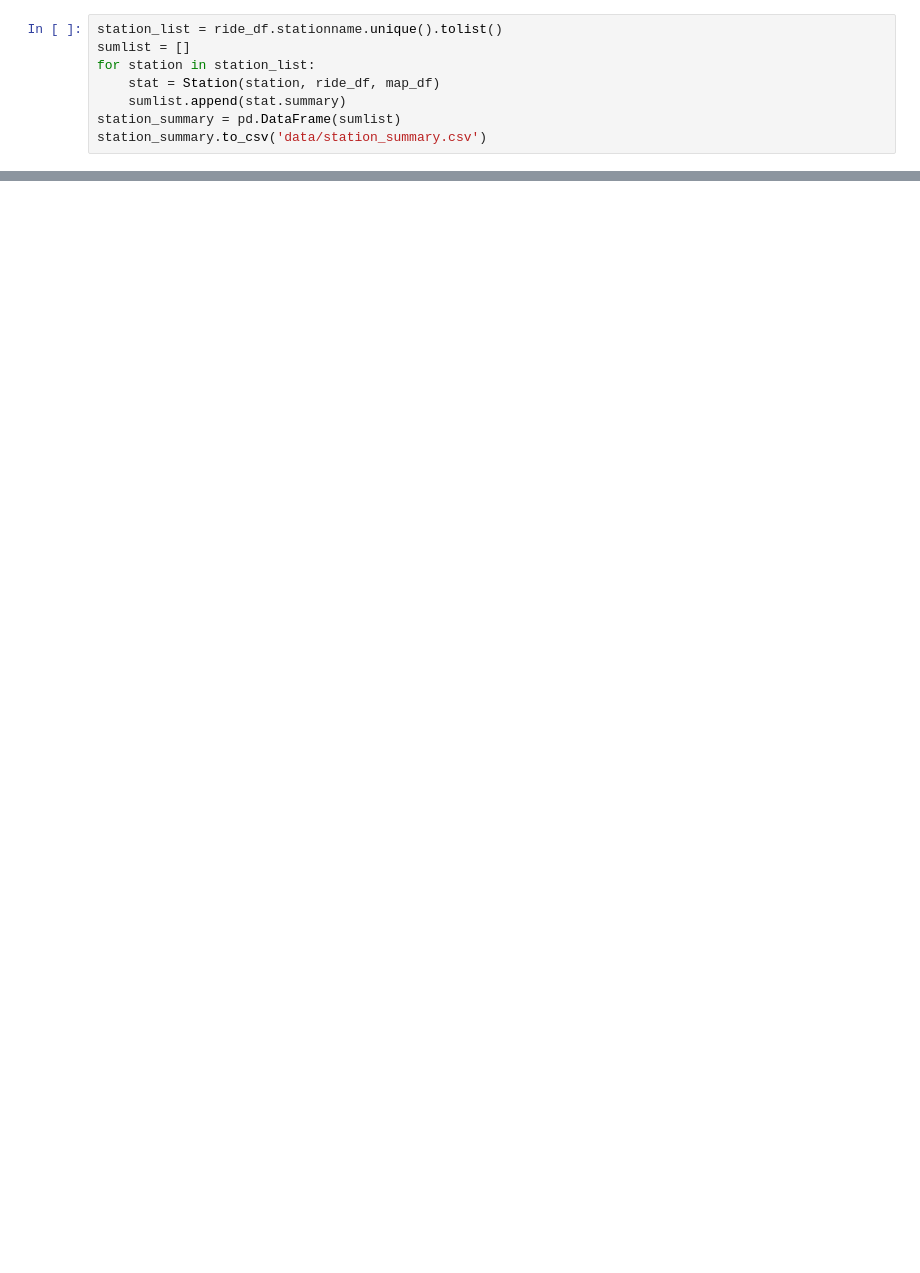
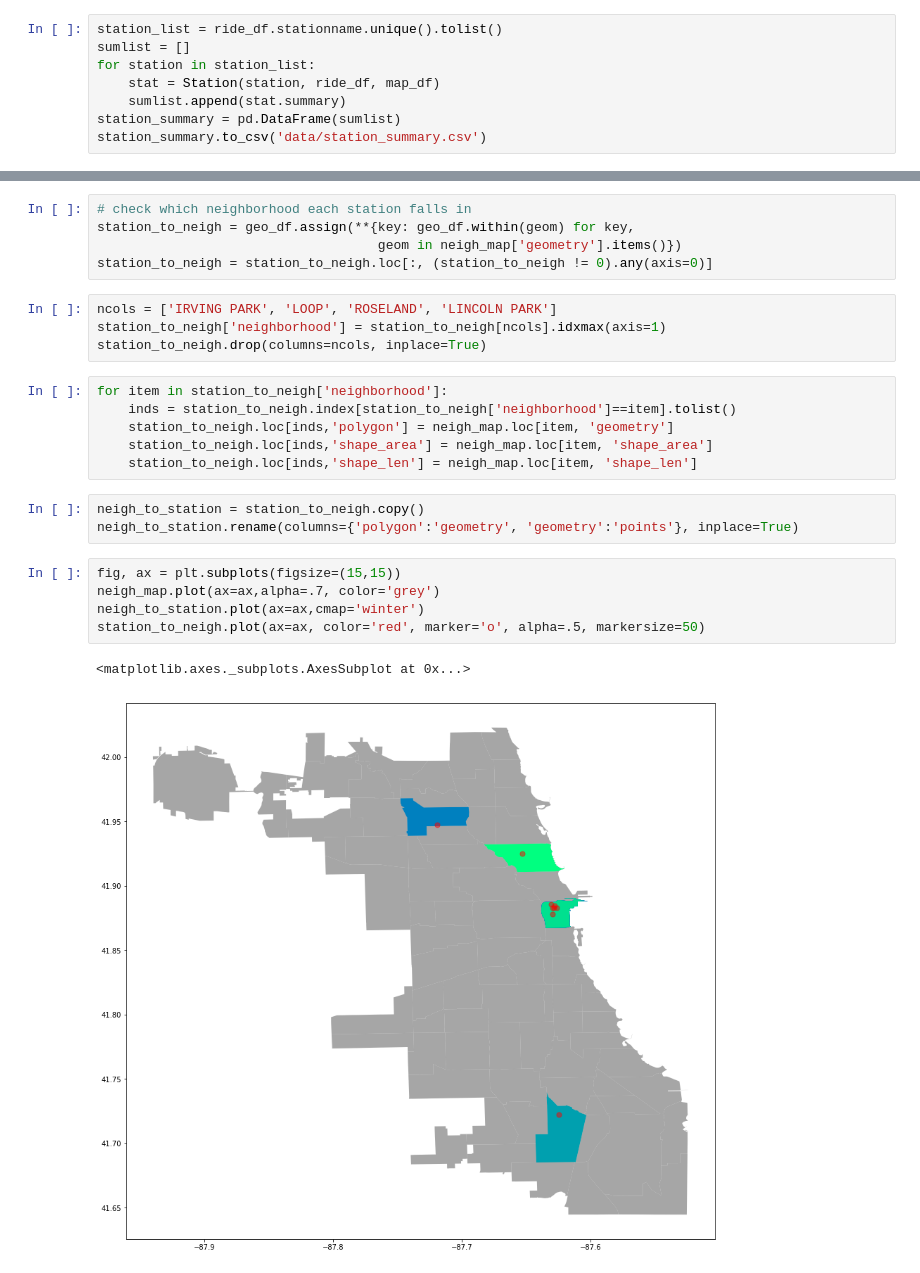
Before and after one commit to donnajobridge/cta, a Jupyter notebook: run_station_class.ipynb, the cells around one changed output, grey strips where cells are left out. Saved outputs shown, nothing was run; the diff lists cells and outputs as text; blank space fills up the shorter version.

```diff
--- a/run_station_class.ipynb
+++ b/run_station_class.ipynb
@@ -41,0 +64,26 @@ station_summary
+# %%
+# check which neighborhood each station falls in
+station_to_neigh = geo_df.assign(**{key: geo_df.within(geom) for key,
+                                    geom in neigh_map['geometry'].items()})
+station_to_neigh = station_to_neigh.loc[:, (station_to_neigh != 0).any(axis=0)]
+# %%
+ncols = ['IRVING PARK', 'LOOP', 'ROSELAND', 'LINCOLN PARK']
+station_to_neigh['neighborhood'] = station_to_neigh[ncols].idxmax(axis=1)
+station_to_neigh.drop(columns=ncols, inplace=True)
+# %%
+for item in station_to_neigh['neighborhood']:
+    inds = station_to_neigh.index[station_to_neigh['neighborhood']==item].tolist()
+    station_to_neigh.loc[inds,'polygon'] = neigh_map.loc[item, 'geometry']
+    station_to_neigh.loc[inds,'shape_area'] = neigh_map.loc[item, 'shape_area']
+    station_to_neigh.loc[inds,'shape_len'] = neigh_map.loc[item, 'shape_len']
+# %%
+neigh_to_station = station_to_neigh.copy()
+neigh_to_station.rename(columns={'polygon':'geometry', 'geometry':'points'}, inplace=True)
+# %%
+fig, ax = plt.subplots(figsize=(15,15))
+neigh_map.plot(ax=ax,alpha=.7, color='grey')
+neigh_to_station.plot(ax=ax,cmap='winter')
+station_to_neigh.plot(ax=ax, color='red', marker='o', alpha=.5, markersize=50)
+# %% [output]
+<matplotlib.axes._subplots.AxesSubplot at 0x...>
+[figure, added]
```
Also changed, not shown: parts of 10 cells of this notebook, 13 other files.
